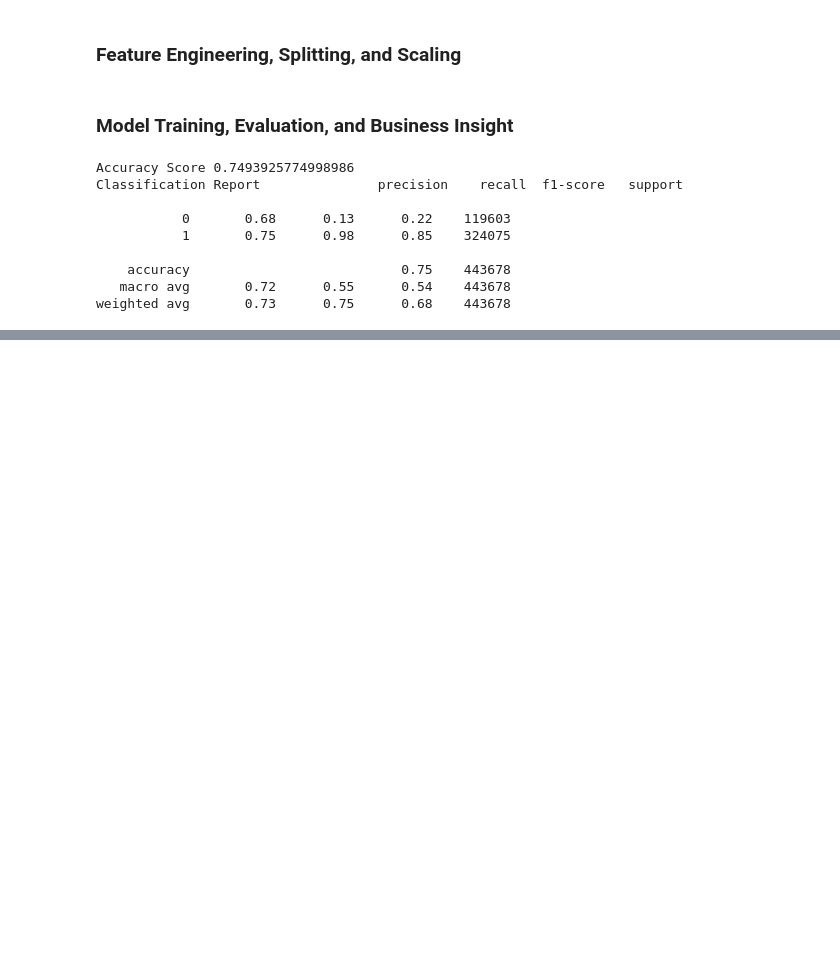
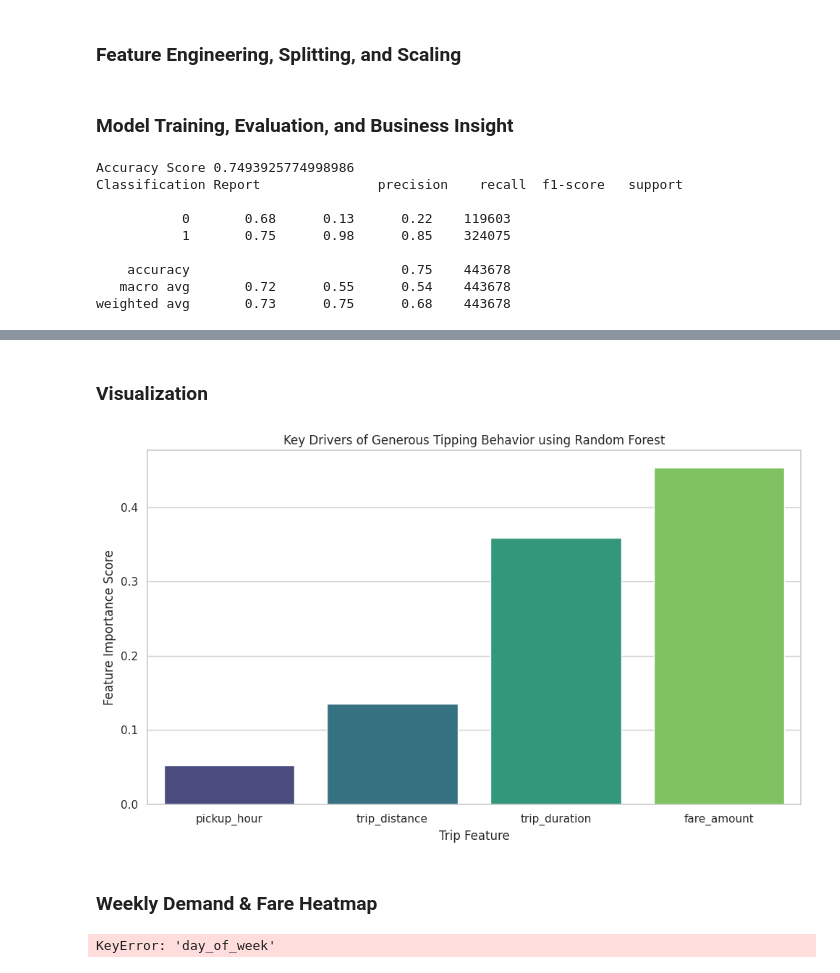
Before and after one commit to Chirunga-Chiro/NYC-Taxi-Optimization-Analysis, a Jupyter notebook: notebooks/02_machine_learning.ipynb, the cells around one changed output, grey strips where cells are left out. Saved outputs shown, nothing was run; the diff lists cells and outputs as text; code cells hidden in the pictures; blank space fills up the shorter version.

Commit message:
doing visualizations

```diff
--- a/notebooks/02_machine_learning.ipynb
+++ b/notebooks/02_machine_learning.ipynb
@@ -73,0 +103,7 @@ weighted avg       0.73      0.75      0.68    443678
+# %%
+# Instantiate and train Random Forest
+model_rf = RandomForestClassifier(n_estimators=100,max_depth=10, random_state=42,n_jobs=-1)
+model_rf.fit(X_train_scaled, y_train)
+
+# predicting
+y_pred_rf = model_rf.predict(X_test_scaled)
@@ -73,0 +123,70 @@ weighted avg       0.73      0.75      0.68    443678
+# %% [markdown]
+### Visualization
+# %%
+# Extracting feature importance from rf model
+importance = model_rf.feature_importances_
+
+# Creating a df and sorting in ascending
+df_importance = pd.DataFrame({
+    'Feature': features,
+    'Importance': importance
+}).sort_values(by = 'Importance', ascending = True)
+
+sns.set_theme(style = 'whitegrid')
+plt.figure(figsize = (10,6))
+
+sns.barplot(
+    x = 'Feature',
+    y = 'Importance',
+    data = df_importance,
+    legend= False,
+    hue= 'Feature',
+    palette = 'viridis'
+)
+
+plt.title('Key Drivers of Generous Tipping Behavior using Random Forest')
+plt.xlabel('Trip Feature')
+plt.ylabel('Feature Importance Score')
+plt.tight_layout()
+
+plt.savefig('../images/generous_tipping_drivers.png', dpi = 300, bbox_inches = 'tight')
+
+plt.show()
+# %% [output]
+[figure, added]
+# %% [markdown]
+### Weekly Demand & Fare Heatmap
+# %%
+# 1. Reset the index first to guarantee 'day_of_week' is accessible as a column
+hourly_stats_reset = df_hourly_stats.reset_index()
+
+# 2. Pivot using the reset DataFrame
+day_order = ['Monday', 'Tuesday', 'Wednesday', 'Thursday', 'Friday', 'Saturday', 'Sunday']
+heatmap_data = hourly_stats_reset.pivot(index='day_of_week', columns='pickup_hour', values='avg_fare')
+
+# 3. Reindex to make sure the days display in correct calendar order (Mon-Sun)
+heatmap_data = heatmap_data.reindex(day_order)
+
+# 2. Set up the plotting canvas
+plt.figure(figsize=(14, 7))
+
+# 3. Create the heatmap with a warm color scale representing money
+sns.heatmap(
+    heatmap_data,
+    cmap='YlGnBu',
+    annot=False, # Set to True if you want to see exact dollar numbers inside every square
+    linewidths=.5,
+    cbar_kws={'label': 'Average Fare Amount ($)'}
+)
+
+# 4. Clean up labels to guarantee clean presentation
+plt.title('NYC Taxi High-Value Zones: Average Fare by Day and Hour', fontsize=16, pad=20, fontweight='bold')
+plt.xlabel('Hour of the Day (00:00 - 23:00)', fontsize=12, labelpad=10)
+plt.ylabel('Day of the Week', fontsize=12, labelpad=10)
+plt.xticks(rotation=0)
+plt.yticks(rotation=0)
+plt.tight_layout()
+
+plt.savefig('../images/weekly_demand.png', dpi = 300, bbox_inches = 'tight')
+# %% [output]
+KeyError: 'day_of_week'
```
Also changed, not shown: parts of 7 cells of this notebook, 2 other files.
